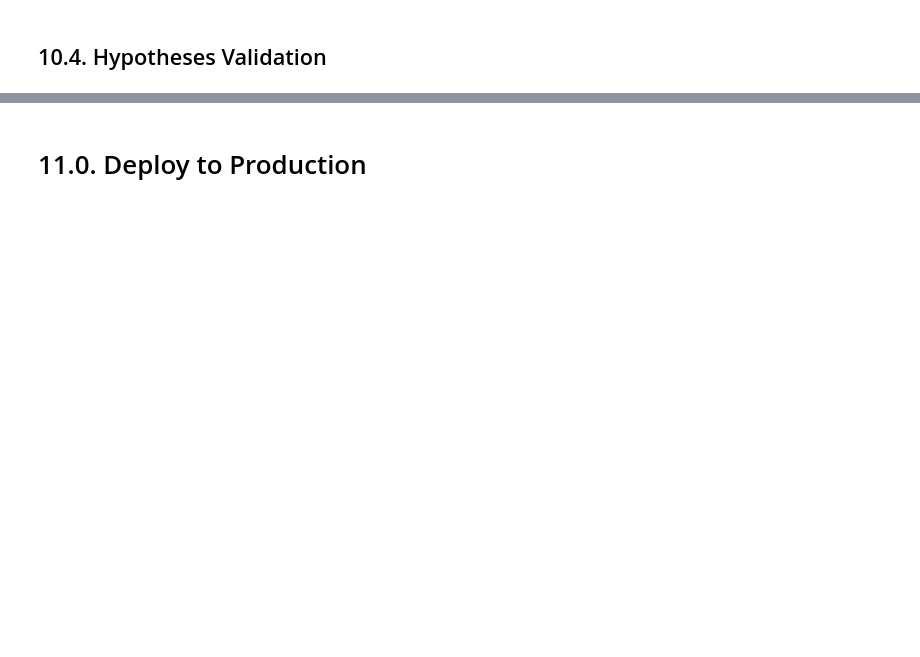
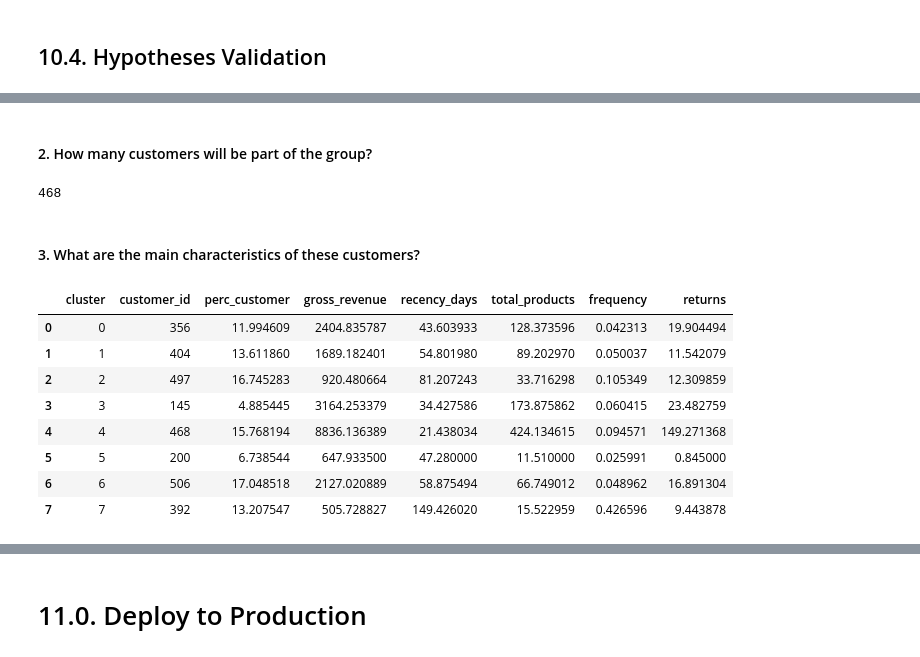
Before and after one commit to Lucas-Okamura/Insiders-Clustering, a Jupyter notebook: Insiders-Clustering.ipynb, the cells around one changed output, grey strips where cells are left out. Drawn from its saved outputs; the diff is of its cells as text; code cells hidden in the pictures; blank space fills up the shorter version.

```diff
--- a/Insiders-Clustering.ipynb
+++ b/Insiders-Clustering.ipynb
@@ -1107,0 +1200,20 @@ df_cluster.sort_values(by = 'gross_revenue', ascending = False)
+# %% [markdown]
+#### 2. How many customers will be part of the group?
+# %%
+len(df10.query("cluster == 4"))
+# %% [output]
+468
+# %% [markdown]
+#### 3. What are the main characteristics of these customers?
+# %%
+df_cluster
+# %% [output]
+|  | cluster | customer_id | perc_customer | gross_revenue | recency_days | total_products | frequency | returns |
+| 0 | 0 | 356 | 11.994609 | 2404.835787 | 43.603933 | 128.373596 | 0.042313 | 19.904494 |
+| 1 | 1 | 404 | 13.611860 | 1689.182401 | 54.801980 | 89.202970 | 0.050037 | 11.542079 |
+| 2 | 2 | 497 | 16.745283 | 920.480664 | 81.207243 | 33.716298 | 0.105349 | 12.309859 |
+| 3 | 3 | 145 | 4.885445 | 3164.253379 | 34.427586 | 173.875862 | 0.060415 | 23.482759 |
+| 4 | 4 | 468 | 15.768194 | 8836.136389 | 21.438034 | 424.134615 | 0.094571 | 149.271368 |
+| 5 | 5 | 200 | 6.738544 | 647.933500 | 47.280000 | 11.510000 | 0.025991 | 0.845000 |
+| 6 | 6 | 506 | 17.048518 | 2127.020889 | 58.875494 | 66.749012 | 0.048962 | 16.891304 |
+| 7 | 7 | 392 | 13.207547 | 505.728827 | 149.426020 | 15.522959 | 0.426596 | 9.443878 |
```
Also changed, not shown: parts of 24 cells of this notebook.
